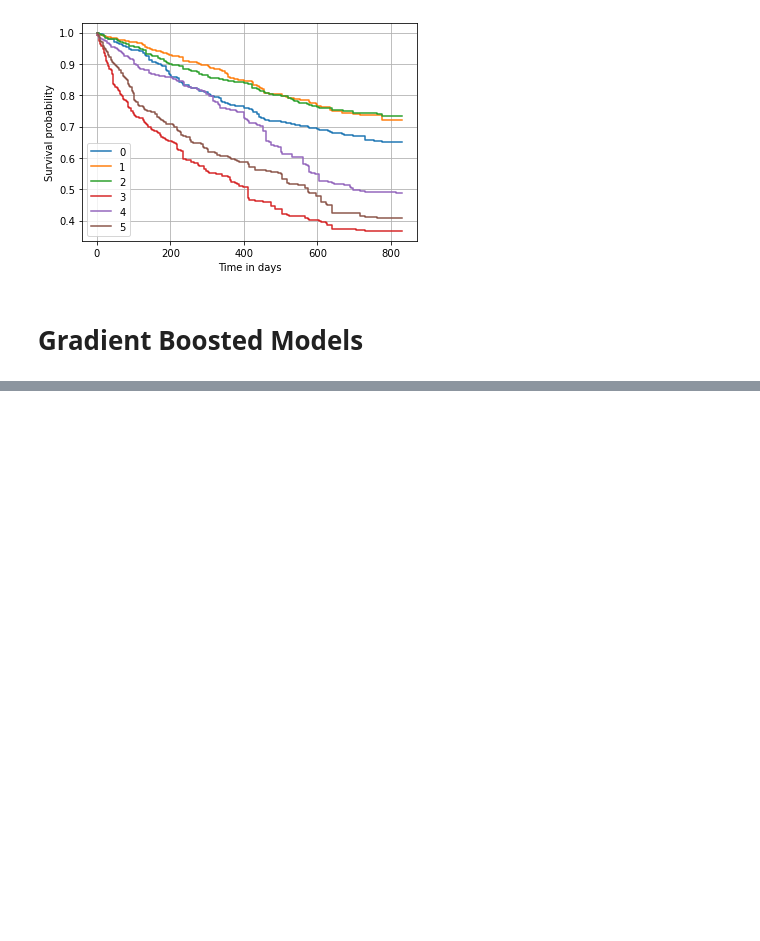
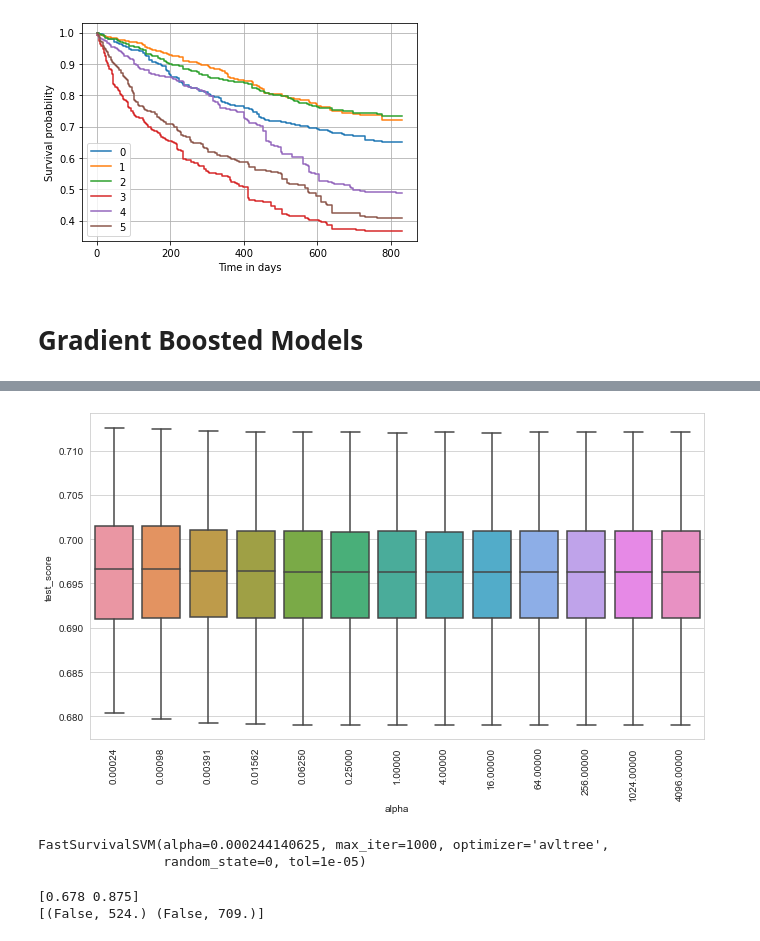
Before and after one commit to nikolskiyv/diploma_survival_analysis, a Jupyter notebook: diploma.ipynb, the cells around one changed output, grey strips where cells are left out. Drawn from its saved outputs; the diff is of its cells as text; code cells hidden in the pictures; blank space fills up the shorter version.

```diff
--- a/diploma.ipynb
+++ b/diploma.ipynb
@@ -219,0 +250,13 @@ plt.grid(True)
+# %%
+def score_survival_model(model, X, y):
+    prediction = model.predict(X)
+    result = concordance_index_censored(y['Status'], y['Survival_in_days'], prediction)
+    return result[0]
+# %%
+param_grid = {'alpha': 2. ** np.arange(-12, 13, 2)}
+cv = ShuffleSplit(n_splits=100, test_size=0.5, random_state=0)
+gcv = GridSearchCV(estimator, param_grid, scoring=score_survival_model,n_jobs=4, refit=False, cv=cv)
+# %%
+import warnings
+warnings.filterwarnings("ignore", category=FutureWarning)
+gcv = gcv.fit(X, y)
@@ -219,0 +267,36 @@ plt.grid(True)
+# %%
+def plot_performance(gcv):
+    n_splits = gcv.cv.n_splits
+    cv_scores = {"alpha": [], "test_score": [], "split": []}
+    order = []
+    for i, params in enumerate(gcv.cv_results_["params"]):
+        name = "%.5f" % params["alpha"]
+        order.append(name)
+        for j in range(n_splits):
+            vs = gcv.cv_results_["split%d_test_score" % j][i]
+            cv_scores["alpha"].append(name)
+            cv_scores["test_score"].append(vs)
+            cv_scores["split"].append(j)
+    df = pd.DataFrame.from_dict(cv_scores)
+    _, ax = plt.subplots(figsize=(11, 6))
+    sns.boxplot(x="alpha", y="test_score", data=df, order=order, ax=ax)
+    _, xtext = plt.xticks()
+    for t in xtext:
+        t.set_rotation("vertical")
+# %%
+plot_performance(gcv)
+# %% [output]
+[figure, added]
+# %%
+estimator.set_params(**gcv.best_params_)
+estimator.fit(X, y)
+# %% [output]
+FastSurvivalSVM(alpha=0.000244140625, max_iter=1000, optimizer='avltree',
+                random_state=0, tol=1e-05)
+# %%
+pred = estimator.predict(df.iloc[:2,2:])
+print(np.round(pred, 3))
+print(y[:2])
+# %% [output]
+[0.678 0.875]
+[(False, 524.) (False, 709.)]
```
Also changed, not shown: parts of 11 cells of this notebook.
